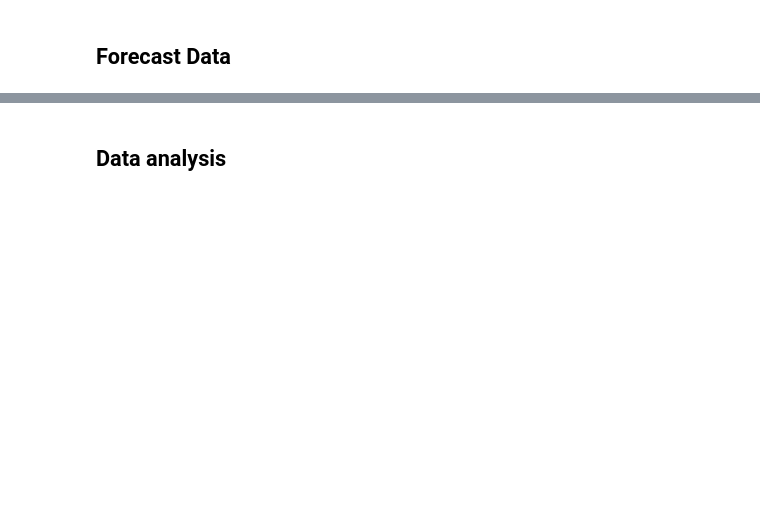
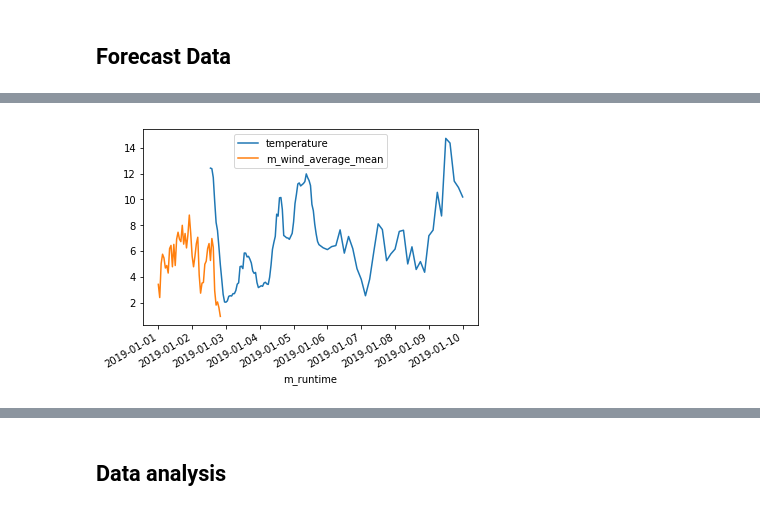
Before and after one commit to windhunter9/notebooks, a Jupyter notebook: weather.ipynb, the cells around one changed output, grey strips where cells are left out. Drawn from its saved outputs; the diff is of its cells as text; code cells hidden in the pictures; blank space fills up the shorter version.

```diff
--- a/weather.ipynb
+++ b/weather.ipynb
@@ -139,0 +162,8 @@ NameError: name 'df_' is not defined
+# %%
+fig, ax = plt.subplots()
+df.plot(ax = ax, y = 'temperature')
+df_m.plot(ax = ax, x= 'm_runtime', y = 'm_wind_average_mean');
+
+#df_f.plot(ax = ax, x = 'f_forecast_time', y = 'f_wind_average');
+# %% [output]
+[figure, added]
```
Also changed, not shown: parts of 50 cells of this notebook.
